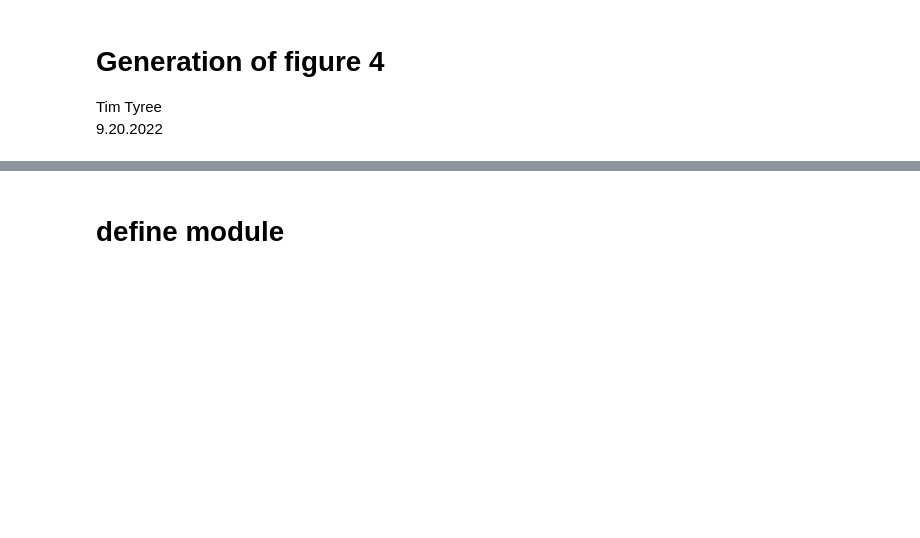
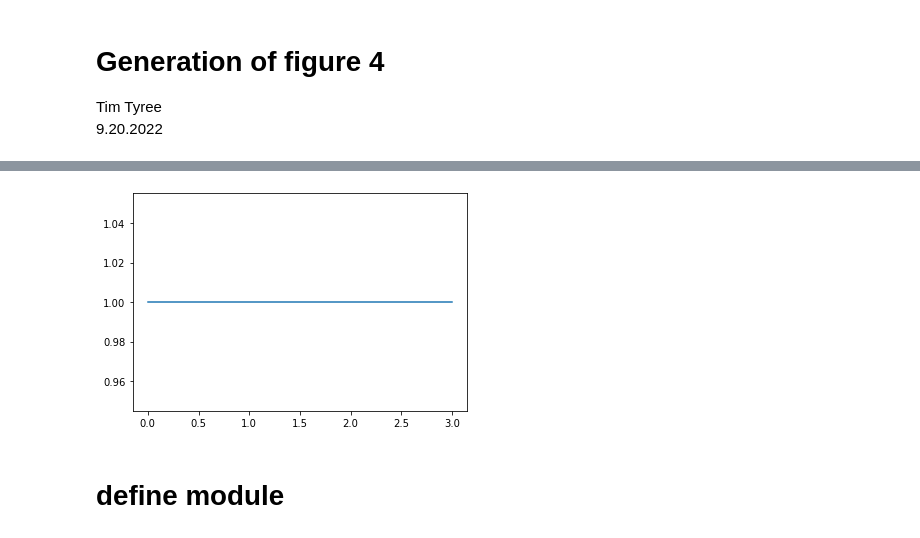
Before and after one commit to timtyree/bgmc, a Jupyter notebook: python/Generation of figure 4.ipynb, the cells around one changed output, grey strips where cells are left out. Cells and saved outputs as stored; diff of their text form; code cells hidden in the pictures; blank space fills up the shorter version.

```diff
--- a/python/Generation of figure 4.ipynb
+++ b/python/Generation of figure 4.ipynb
@@ -52,3 +45,12 @@ mpl.rc_file_defaults()
+# %%
+plt.plot([1]*4)
+plt.show()
+#reset matplotlib settings
+import matplotlib as mpl
+sns.reset_orig()
+mpl.rc_file_defaults()
+# %% [output]
+[figure, added]
 # %%
 from scipy.optimize import dual_annealing
 # %%
```
Also changed, not shown: parts of 23 cells of this notebook, 3 other files.
